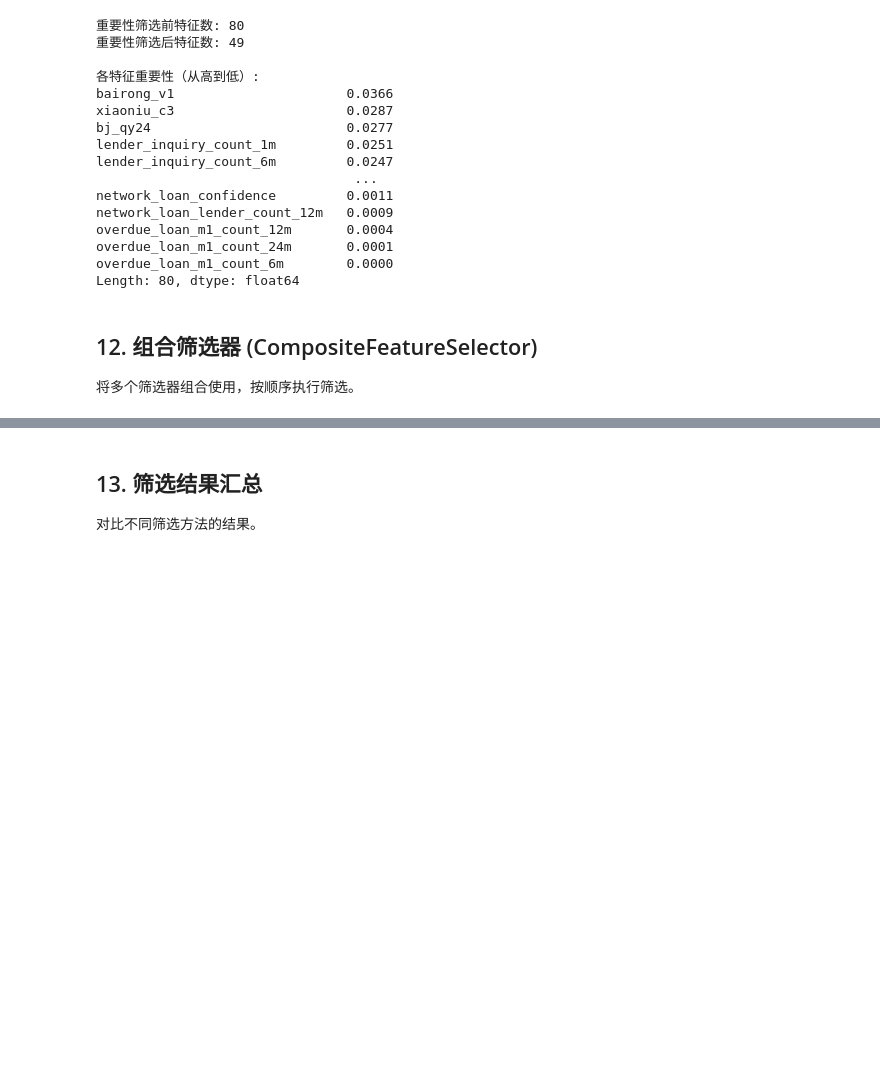
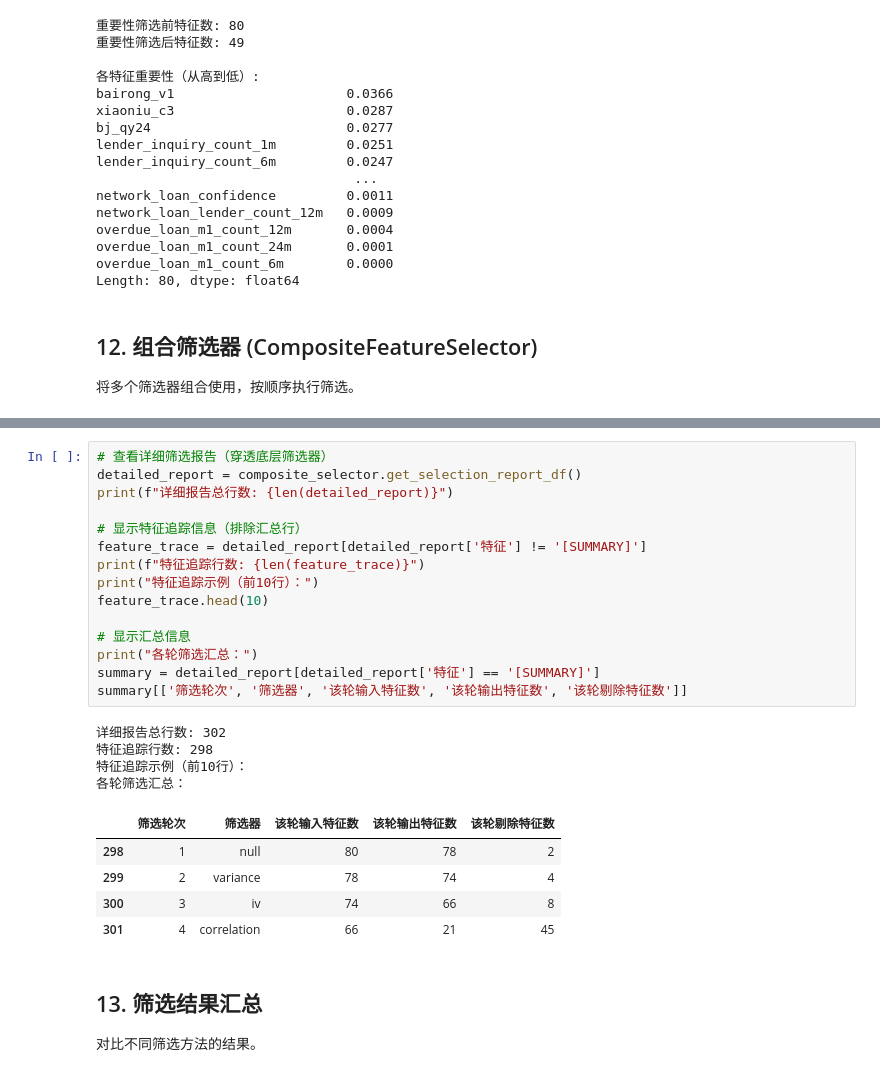
Before and after one commit to hengshu-credit/hscredit, a Jupyter notebook: examples/03_selectors.ipynb, the cells around one changed output, grey strips where cells are left out. Saved outputs shown, nothing was run; the diff lists cells and outputs as text; blank space fills up the shorter version.

```diff
--- a/examples/03_selectors.ipynb
+++ b/examples/03_selectors.ipynb
@@ -362,3 +377,28 @@ report = composite_selector.get_selection_report()
+# %%
+# 查看详细筛选报告（穿透底层筛选器）
+detailed_report = composite_selector.get_selection_report_df()
+print(f"详细报告总行数: {len(detailed_report)}")
+
+# 显示特征追踪信息（排除汇总行）
+feature_trace = detailed_report[detailed_report['特征'] != '[SUMMARY]']
+print(f"特征追踪行数: {len(feature_trace)}")
+print("特征追踪示例（前10行）：")
+feature_trace.head(10)
+
+# 显示汇总信息
+print("各轮筛选汇总：")
+summary = detailed_report[detailed_report['特征'] == '[SUMMARY]']
+summary[['筛选轮次', '筛选器', '该轮输入特征数', '该轮输出特征数', '该轮剔除特征数']]
+# %% [output]
+详细报告总行数: 302
+特征追踪行数: 298
+特征追踪示例（前10行）：
+各轮筛选汇总：
+|  | 筛选轮次 | 筛选器 | 该轮输入特征数 | 该轮输出特征数 | 该轮剔除特征数 |
+| 298 | 1 | null | 80 | 78 | 2 |
+| 299 | 2 | variance | 78 | 74 | 4 |
+| 300 | 3 | iv | 74 | 66 | 8 |
+| 301 | 4 | correlation | 66 | 21 | 45 |
 # %% [markdown]
 ## 13. 筛选结果汇总
 
```
Also changed, not shown: parts of 3 cells of this notebook, 16 other files.
